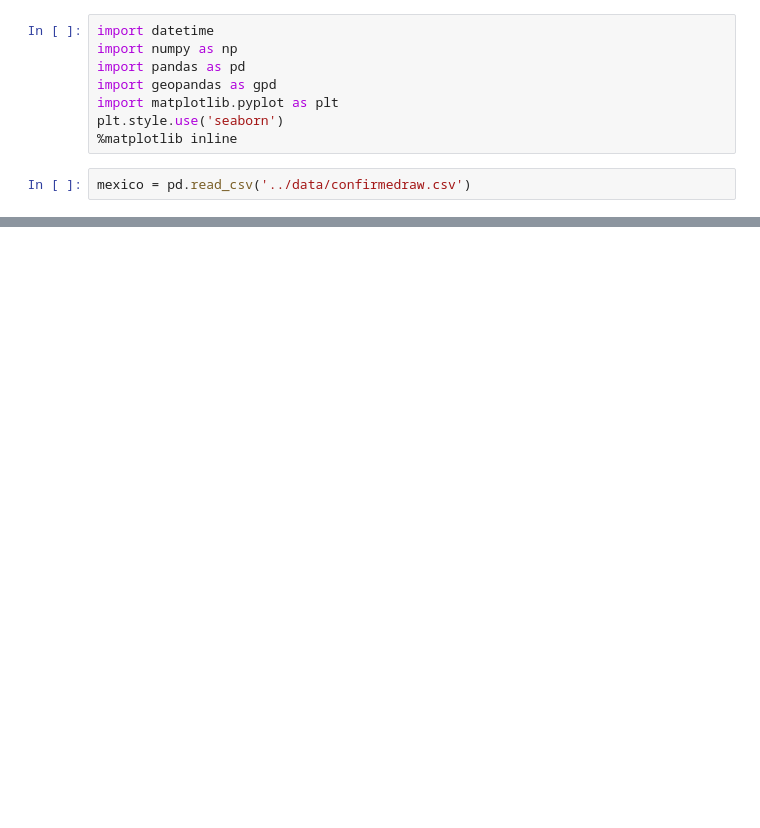
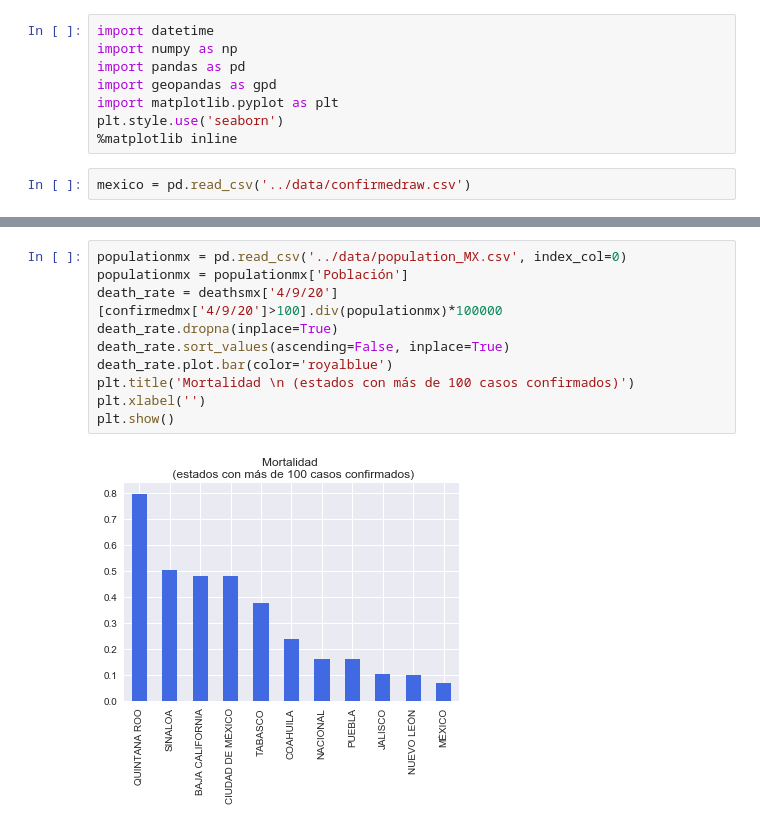
Before and after one commit to carloscerlira/COVIDMEX, a Jupyter notebook: examples/histogram.ipynb, the cells around one changed output, grey strips where cells are left out. Cells and saved outputs as stored; diff of their text form; blank space fills up the shorter version.

```diff
--- a/examples/histogram.ipynb
+++ b/examples/histogram.ipynb
@@ -31 +31,13 @@ plt.show()
+# %%
+populationmx = pd.read_csv('../data/population_MX.csv', index_col=0)
+populationmx = populationmx['Población']
+death_rate = deathsmx['4/9/20'][confirmedmx['4/9/20']>100].div(populationmx)*100000
+death_rate.dropna(inplace=True)
+death_rate.sort_values(ascending=False, inplace=True)
+death_rate.plot.bar(color='royalblue')
+plt.title('Mortalidad \n (estados con más de 100 casos confirmados)')
+plt.xlabel('')
+plt.show()
+# %% [output]
+[figure, added]
 # %%
```
Also changed, not shown: parts of 3 cells of this notebook, 10 other files.
